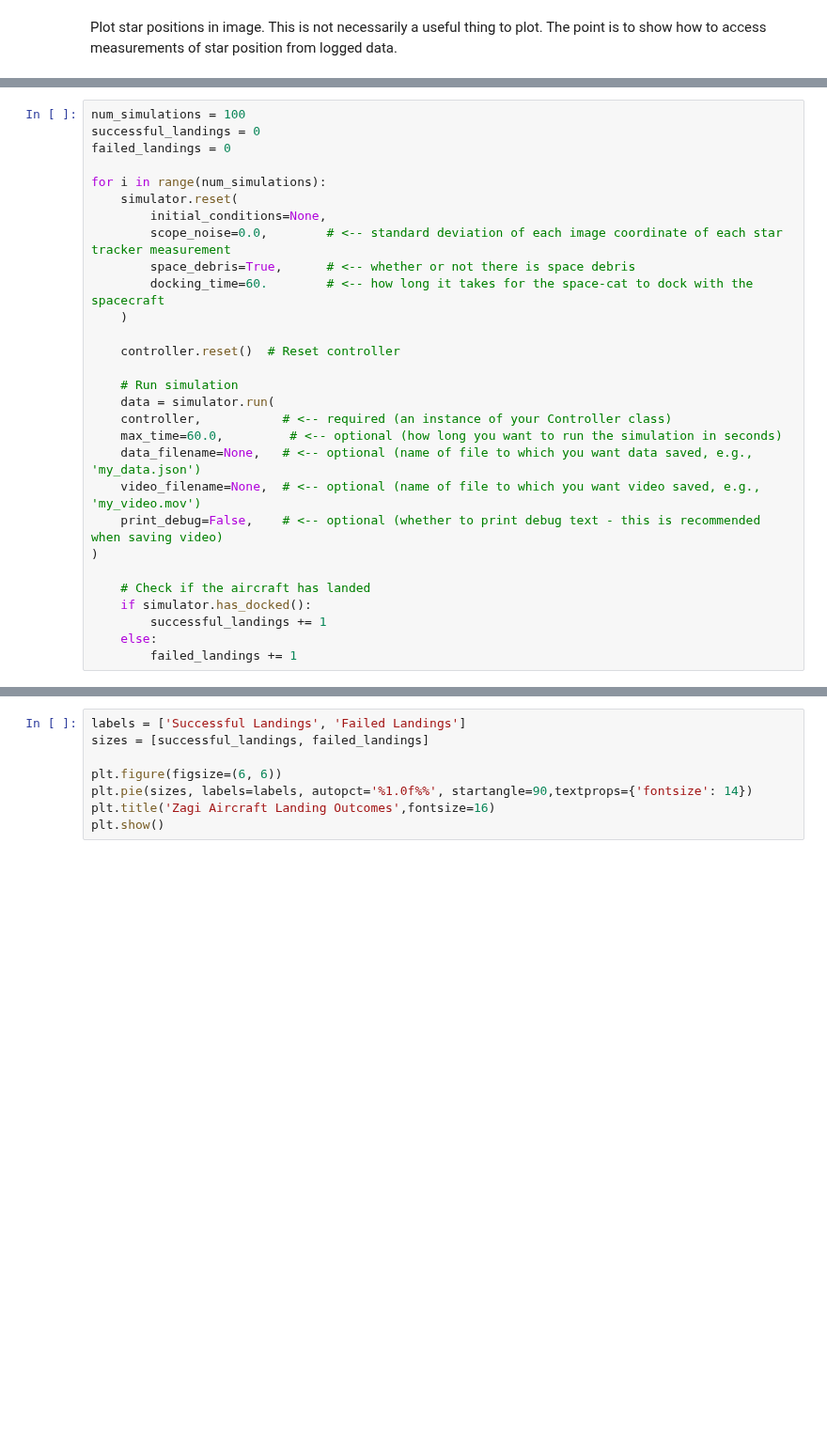
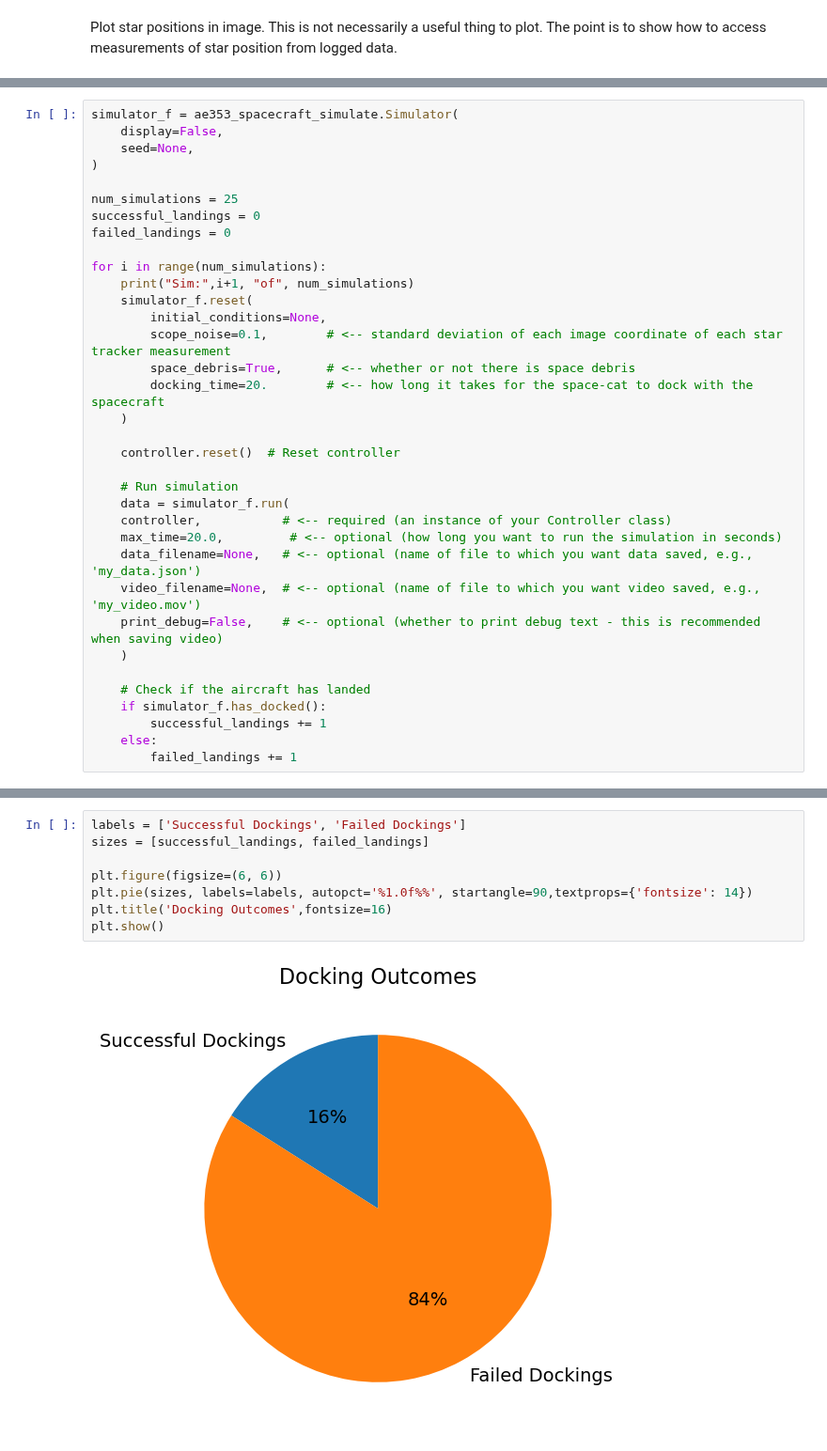
Before and after one commit to TheBestBot/ae353-sp25, a Jupyter notebook: projects/03_spacecraft/SpacecraftDemo-Template.ipynb, the cells around one changed output, grey strips where cells are left out. Shown at 94% size. Drawn from its saved outputs; the diff is of its cells as text; blank space fills up the shorter version.

Commit message:
kinda works with noise

```diff
--- a/projects/03_spacecraft/SpacecraftDemo-Template.ipynb
+++ b/projects/03_spacecraft/SpacecraftDemo-Template.ipynb
@@ -280,29 +293,35 @@ fig.tight_layout()
 # %%
-num_simulations = 100
+simulator_f = ae353_spacecraft_simulate.Simulator(
+    display=False,
+    seed=None,
+)
+
+num_simulations = 25
 successful_landings = 0
 failed_landings = 0
 
 for i in range(num_simulations):
-    simulator.reset(
+    print("Sim:",i+1, "of", num_simulations)
+    simulator_f.reset(
         initial_conditions=None,
-        scope_noise=0.0,        # <-- standard deviation of each image coordinate of each star tracker measurement
+        scope_noise=0.1,        # <-- standard deviation of each image coordinate of each star tracker measurement
         space_debris=True,      # <-- whether or not there is space debris
-        docking_time=60.        # <-- how long it takes for the space-cat to dock with the spacecraft
+        docking_time=20.        # <-- how long it takes for the space-cat to dock with the spacecraft
     )
 
     controller.reset()  # Reset controller
 
     # Run simulation
-    data = simulator.run(
+    data = simulator_f.run(
     controller,           # <-- required (an instance of your Controller class)
-    max_time=60.0,         # <-- optional (how long you want to run the simulation in seconds)
+    max_time=20.0,         # <-- optional (how long you want to run the simulation in seconds)
     data_filename=None,   # <-- optional (name of file to which you want data saved, e.g., 'my_data.json')
     video_filename=None,  # <-- optional (name of file to which you want video saved, e.g., 'my_video.mov')
     print_debug=False,    # <-- optional (whether to print debug text - this is recommended when saving video)
-)
+    )
 
     # Check if the aircraft has landed
-    if simulator.has_docked():
+    if simulator_f.has_docked():
         successful_landings += 1
     else:
         failed_landings += 1
@@ -311,8 +346,10 @@ KeyboardInterrupt:
 # %%
-labels = ['Successful Landings', 'Failed Landings']
+labels = ['Successful Dockings', 'Failed Dockings']
 sizes = [successful_landings, failed_landings]
 
 plt.figure(figsize=(6, 6))
 plt.pie(sizes, labels=labels, autopct='%1.0f%%', startangle=90,textprops={'fontsize': 14})
-plt.title('Zagi Aircraft Landing Outcomes',fontsize=16)
+plt.title('Docking Outcomes',fontsize=16)
 plt.show()
+# %% [output]
+[figure, added]
```
Also changed, not shown: parts of 12 cells of this notebook, 3 other files.
